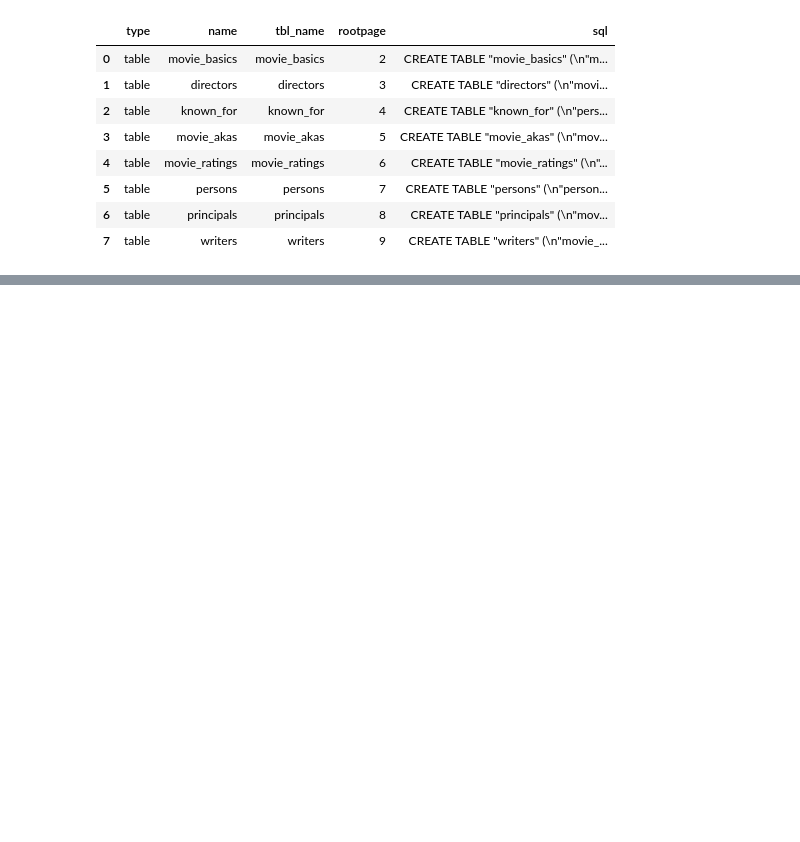
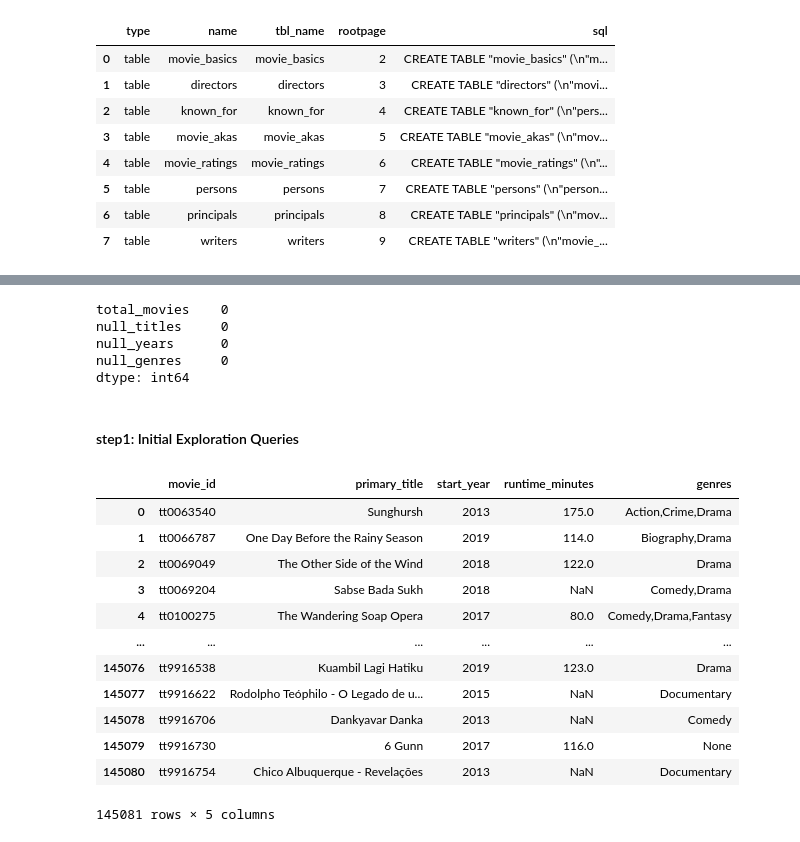
Before and after one commit to Uzmafaheem/Guided-SQL-Series, a Jupyter notebook: lab8.ipynb, the cells around one changed output, grey strips where cells are left out. Cells and saved outputs as stored; diff of their text form; code cells hidden in the pictures; blank space fills up the shorter version.

```diff
--- a/lab8.ipynb
+++ b/lab8.ipynb
@@ -553,0 +568,38 @@ None
+# %%
+# Begin your code here
+#nullcheck
+p1="""SELECT COUNT(*) AS total_movies,
+       SUM(CASE WHEN primary_title IS NULL THEN 1 ELSE 0 END) AS null_titles,
+       SUM(CASE WHEN start_year IS NULL THEN 1 ELSE 0 END) AS null_years,
+       SUM(CASE WHEN genres IS NULL THEN 1 ELSE 0 END) AS null_genres
+FROM movie_basics;"""
+d1= pd.read_sql(p1,conn4)
+d1.isnull().sum()
+# %% [output]
+total_movies    0
+null_titles     0
+null_years      0
+null_genres     0
+dtype: int64
+# %% [markdown]
+#### step1: Initial Exploration Queries
+# %%
+p1= """SELECT movie_id, primary_title, start_year, runtime_minutes, genres
+FROM movie_basics
+WHERE start_year BETWEEN 2010 AND 2019;"""
+df_movies= pd.read_sql(p1,conn4)
+df_movies
+# %% [output]
+|  | movie_id | primary_title | start_year | runtime_minutes | genres |
+| 0 | tt0063540 | Sunghursh | 2013 | 175.0 | Action,Crime,Drama |
+| 1 | tt0066787 | One Day Before the Rainy Season | 2019 | 114.0 | Biography,Drama |
+| 2 | tt0069049 | The Other Side of the Wind | 2018 | 122.0 | Drama |
+| 3 | tt0069204 | Sabse Bada Sukh | 2018 | NaN | Comedy,Drama |
+| 4 | tt0100275 | The Wandering Soap Opera | 2017 | 80.0 | Comedy,Drama,Fantasy |
+| ... | ... | ... | ... | ... | ... |
+| 145076 | tt9916538 | Kuambil Lagi Hatiku | 2019 | 123.0 | Drama |
+| 145077 | tt9916622 | Rodolpho Teóphilo - O Legado de u... | 2015 | NaN | Documentary |
+| 145078 | tt9916706 | Dankyavar Danka | 2013 | NaN | Comedy |
+| 145079 | tt9916730 | 6 Gunn | 2017 | 116.0 | None |
+| 145080 | tt9916754 | Chico Albuquerque - Revelações | 2013 | NaN | Documentary |
+145081 rows × 5 columns
```
Also changed, not shown: parts of 12 cells of this notebook.
